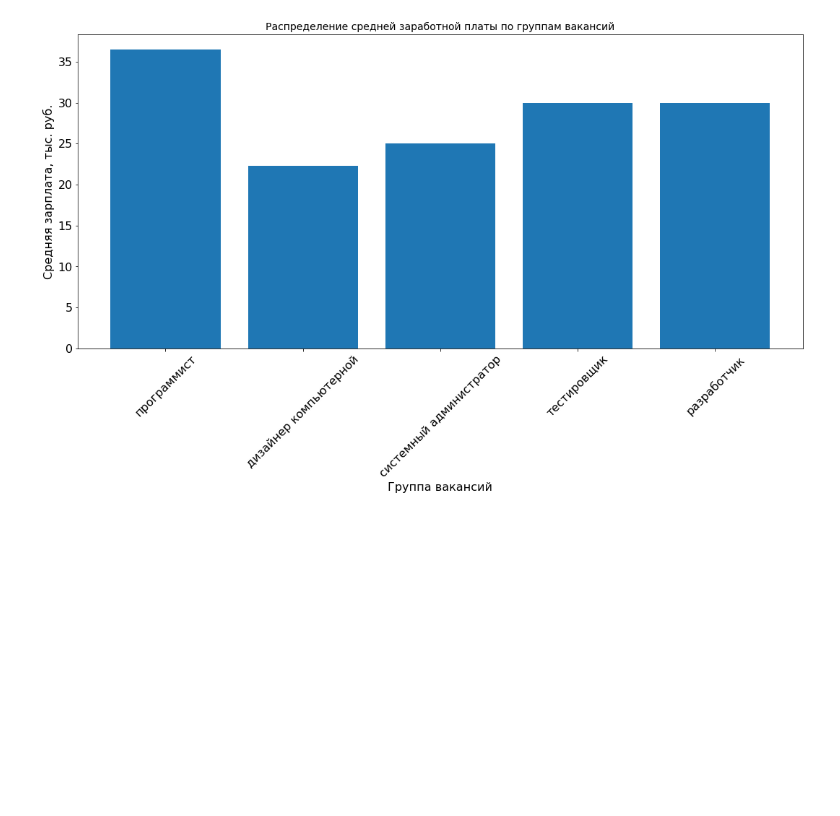
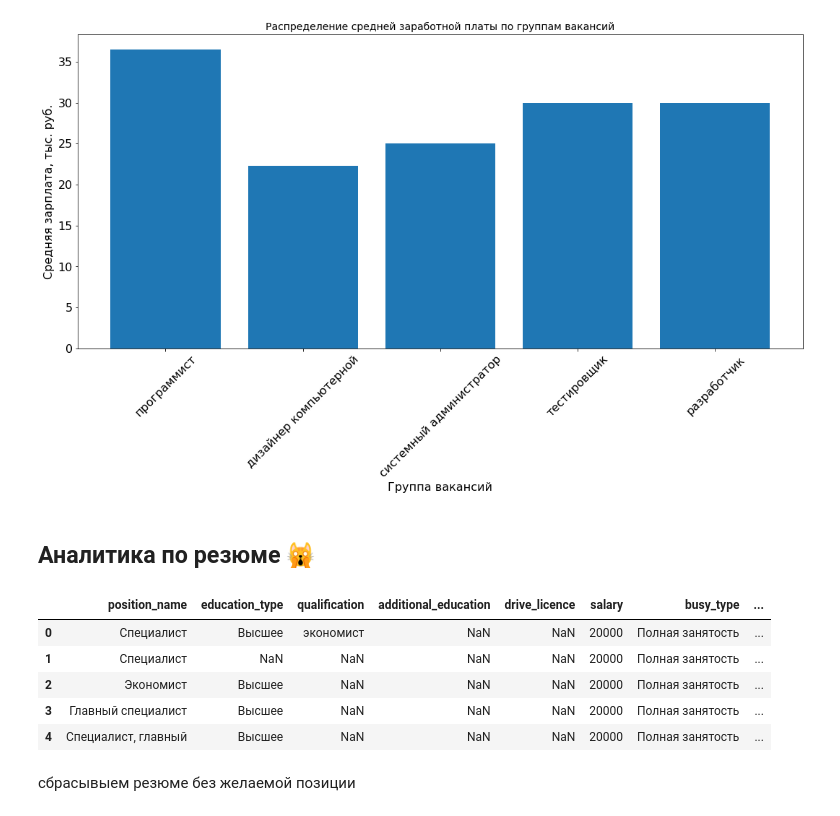
Before and after one commit to melchugin/choiceapp.deaflizards.ru, a Jupyter notebook: research/Sentiment.ipynb, the cells around one changed output. Saved outputs shown, nothing was run; the diff lists cells and outputs as text; code cells hidden in the pictures; blank space fills up the shorter version.

```diff
--- a/research/Sentiment.ipynb
+++ b/research/Sentiment.ipynb
@@ -621,3 +637,5 @@ plt.savefig("graphs/salary.png", dpi=200,  bbox_inches = 'tight')
 plt.show()
 # %% [output]
 [figure]
+# %% [markdown]
+## Аналитика по резюме 🙀
@@ -623,0 +644,11 @@ plt.show()
+# %%
+res_data.head()
+# %% [output]
+|  | position_name | education_type | qualification | additional_education | drive_licence | salary | busy_type | ... |
+| 0 | Специалист | Высшее | экономист | NaN | NaN | 20000 | Полная занятость | ... |
+| 1 | Специалист | NaN | NaN | NaN | NaN | 20000 | Полная занятость | ... |
+| 2 | Экономист | Высшее | NaN | NaN | NaN | 20000 | Полная занятость | ... |
+| 3 | Главный специалист | Высшее | NaN | NaN | NaN | 20000 | Полная занятость | ... |
+| 4 | Специалист, главный | Высшее | NaN | NaN | NaN | 20000 | Полная занятость | ... |
+# %% [markdown]
+сбрасывыем резюме без желаемой позиции
```
Also changed, not shown: parts of 16 cells of this notebook, 3 other files.
